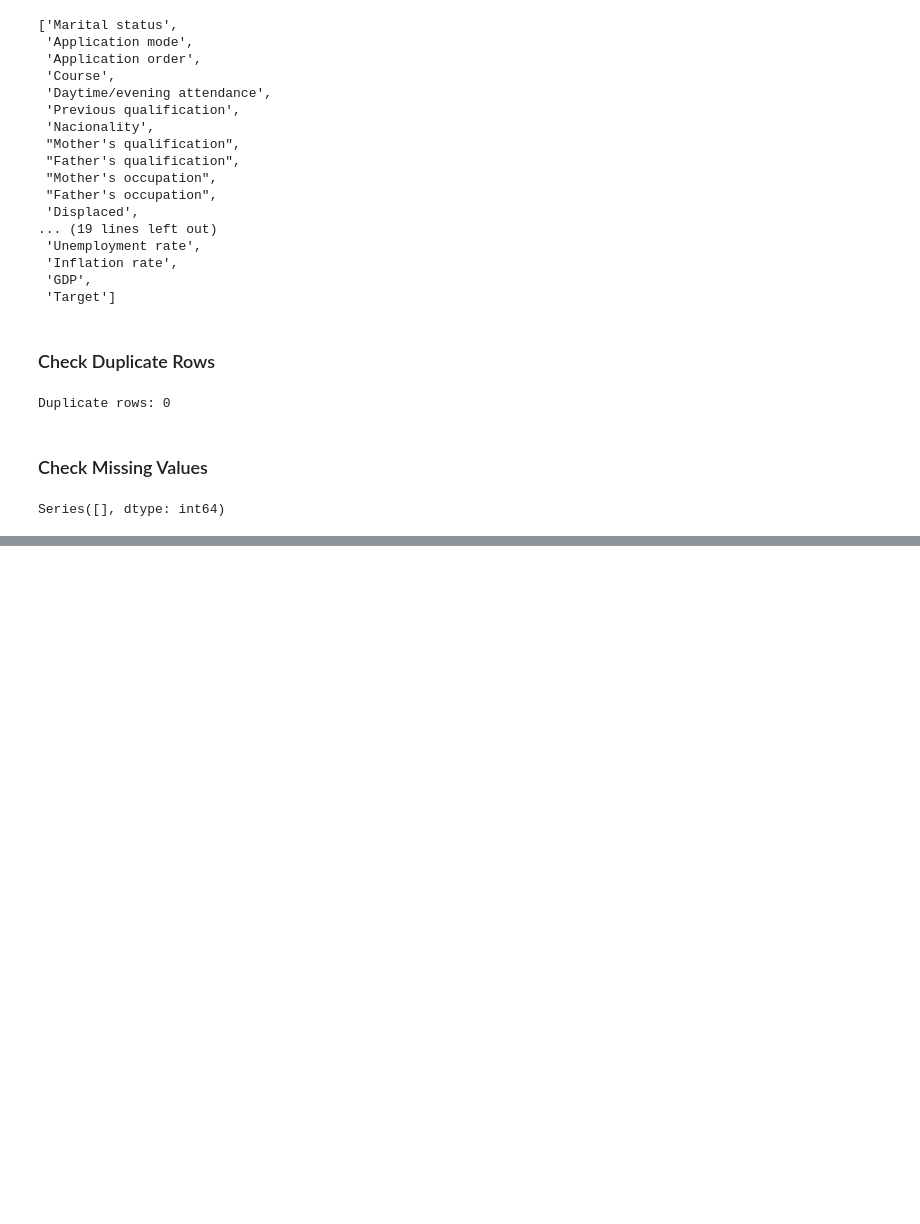
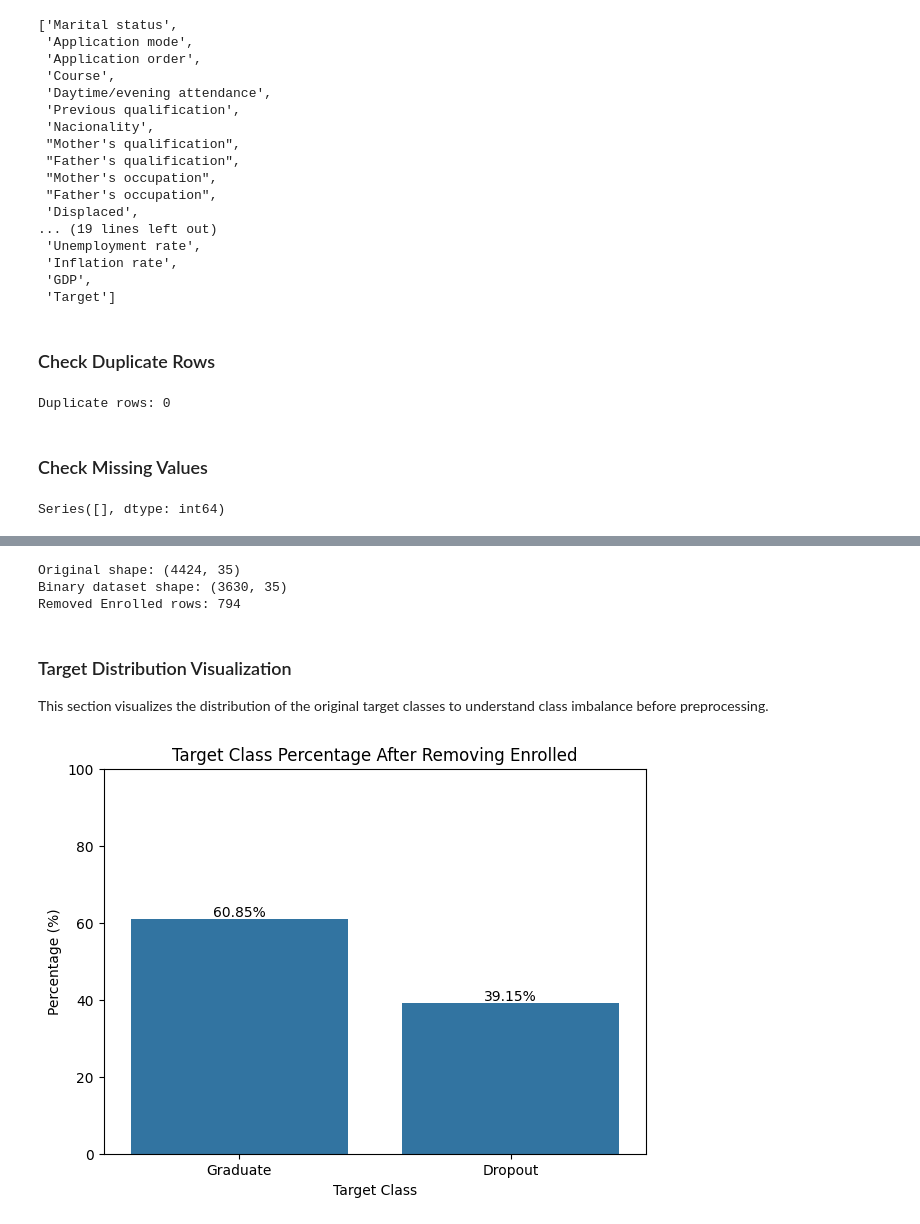
Before and after one commit to LecyLecy/student-dropout-prediction-ml, a Jupyter notebook: notebooks/01_eda.ipynb, the cells around one changed output, grey strips where cells are left out. Drawn from its saved outputs; the diff is of its cells as text; code cells hidden in the pictures; blank space fills up the shorter version.

Commit message:
eda: add target visualization

```diff
--- a/notebooks/01_eda.ipynb
+++ b/notebooks/01_eda.ipynb
@@ -125,0 +118,32 @@ target_summary
+# %%
+df_binary = df[df["Target"] != "Enrolled"].copy()
+
+print("Original shape:", df.shape)
+print("Binary dataset shape:", df_binary.shape)
+print("Removed Enrolled rows:", df.shape[0] - df_binary.shape[0])
+# %% [output]
+Original shape: (4424, 35)
+Binary dataset shape: (3630, 35)
+Removed Enrolled rows: 794
+# %% [markdown]
+### Target Distribution Visualization
+This section visualizes the distribution of the original target classes to understand class imbalance before preprocessing.
+# %%
+plt.figure(figsize=(7, 5))
+
+ax = sns.barplot(
+    x=target_percentage.index,
+    y=target_percentage.values
+)
+
+plt.title("Target Class Percentage After Removing Enrolled")
+plt.xlabel("Target Class")
+plt.ylabel("Percentage (%)")
+plt.ylim(0, 100)
+
+for container in ax.containers:
+    ax.bar_label(container, fmt="%.2f%%")
+
+plt.show()
+# %% [output]
+[figure, added]
```
Also changed, not shown: parts of 4 cells of this notebook, 1 other file.
